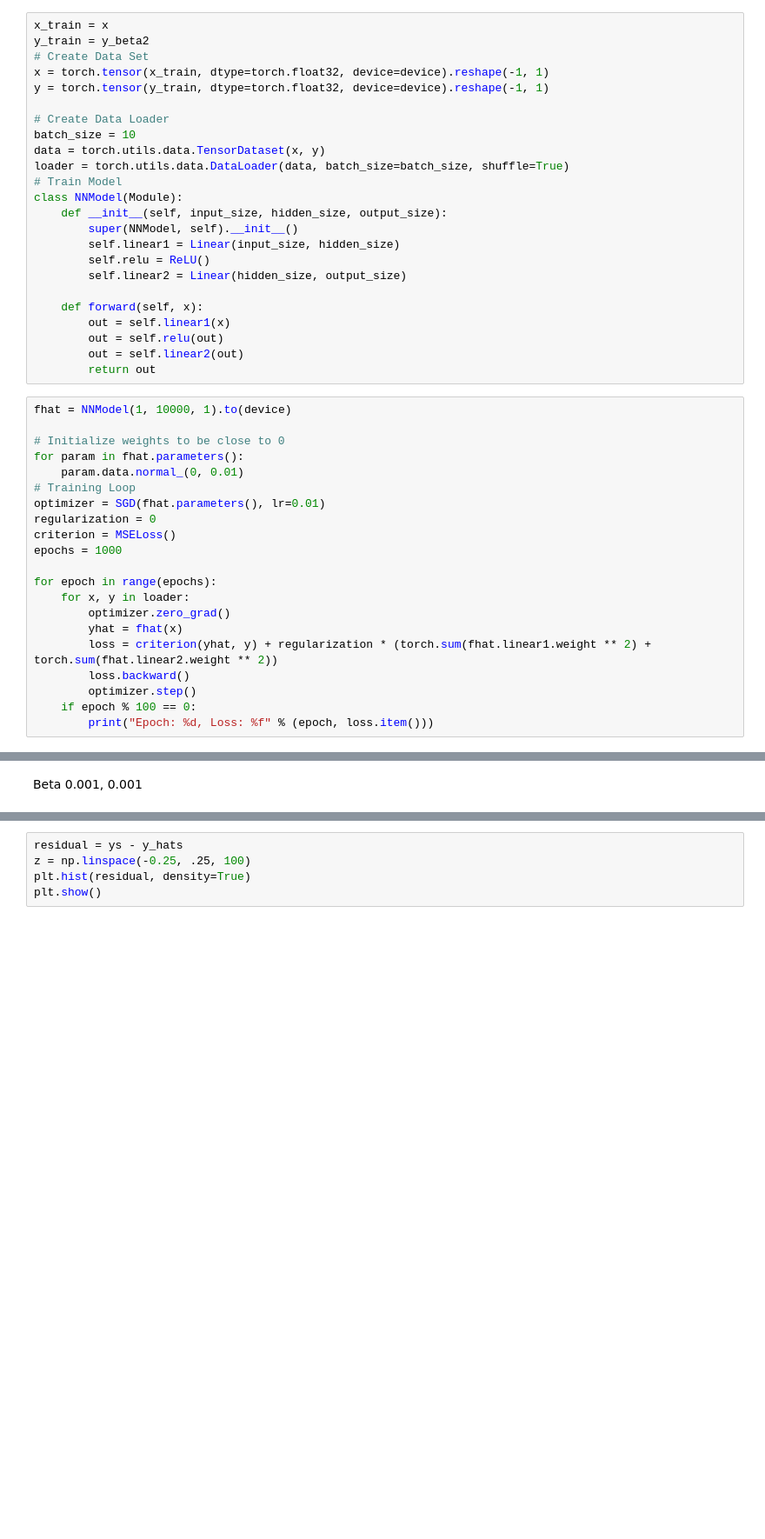
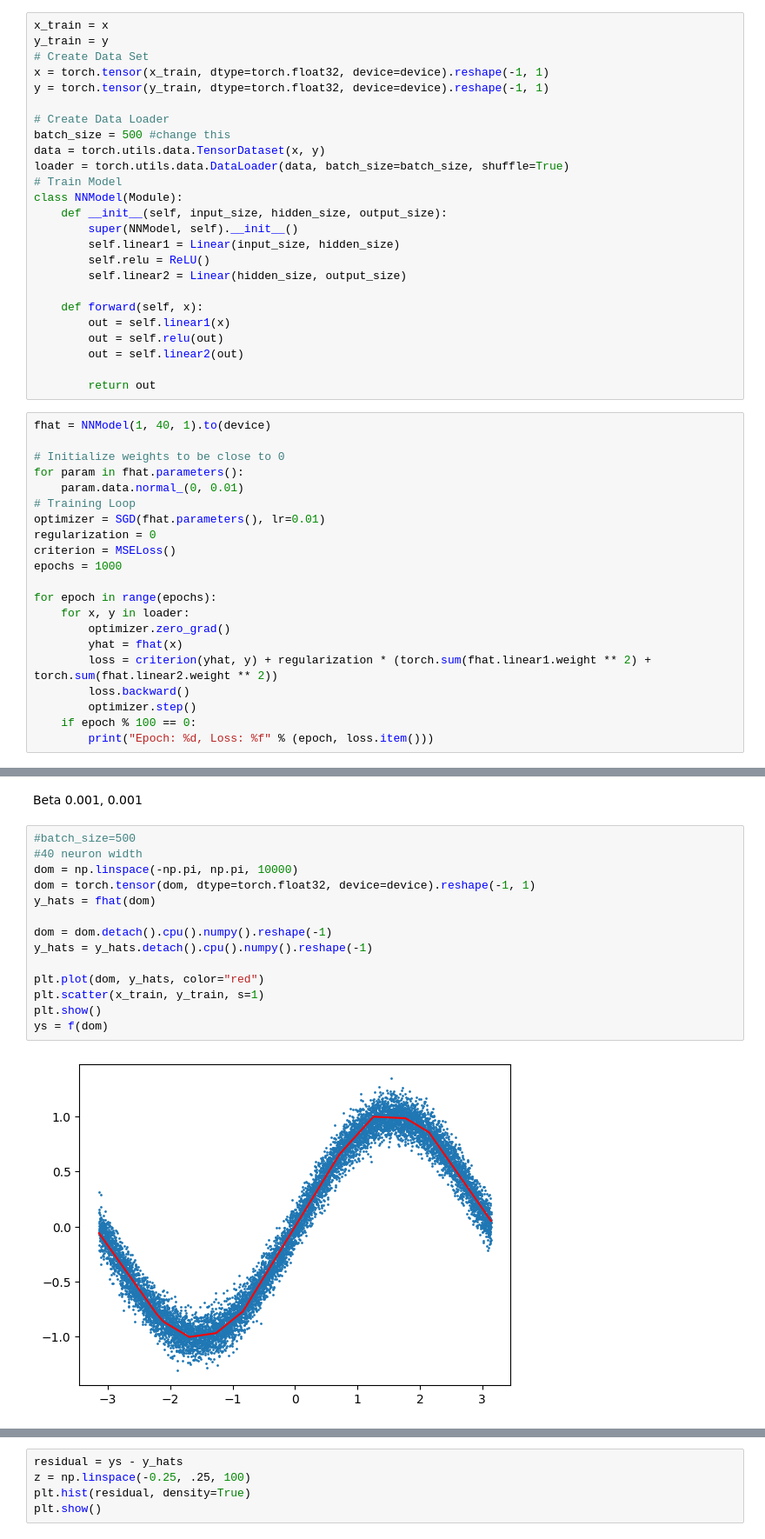
Before and after one commit to bryceadam1/math-522-project, a Jupyter notebook: Sebastian/Distributions.ipynb, the cells around one changed output, grey strips where cells are left out. Shown: that part at 87% size. Drawn from its saved outputs; the diff is of its cells as text; blank space fills up the shorter version.

```diff
--- a/Sebastian/Distributions.ipynb
+++ b/Sebastian/Distributions.ipynb
@@ -59,12 +54,12 @@ plt.show()
 # %%
 x_train = x
-y_train = y_beta2
+y_train = y
 # Create Data Set
 x = torch.tensor(x_train, dtype=torch.float32, device=device).reshape(-1, 1)
 y = torch.tensor(y_train, dtype=torch.float32, device=device).reshape(-1, 1)
 
 # Create Data Loader
-batch_size = 10
+batch_size = 500 #change this
 data = torch.utils.data.TensorDataset(x, y)
 loader = torch.utils.data.DataLoader(data, batch_size=batch_size, shuffle=True)
 # Train Model
@@ -79,9 +74,10 @@ class NNModel(Module):
         out = self.linear1(x)
         out = self.relu(out)
         out = self.linear2(out)
+
         return out
 # %%
-fhat = NNModel(1, 10000, 1).to(device)
+fhat = NNModel(1, 40, 1).to(device)
 
 # Initialize weights to be close to 0
 for param in fhat.parameters():
@@ -115,3 +115,19 @@ Epoch: 900, Loss: 0.121354
 # %% [markdown]
 Beta 0.001, 0.001
+# %%
+#batch_size=500
+#40 neuron width
+dom = np.linspace(-np.pi, np.pi, 10000)
+dom = torch.tensor(dom, dtype=torch.float32, device=device).reshape(-1, 1)
+y_hats = fhat(dom)
+
+dom = dom.detach().cpu().numpy().reshape(-1)
+y_hats = y_hats.detach().cpu().numpy().reshape(-1)
+
+plt.plot(dom, y_hats, color="red")
+plt.scatter(x_train, y_train, s=1)
+plt.show()
+ys = f(dom)
+# %% [output]
+[figure, added]
 # %%
```
Also changed, not shown: parts of 27 cells of this notebook, 2 other files.
